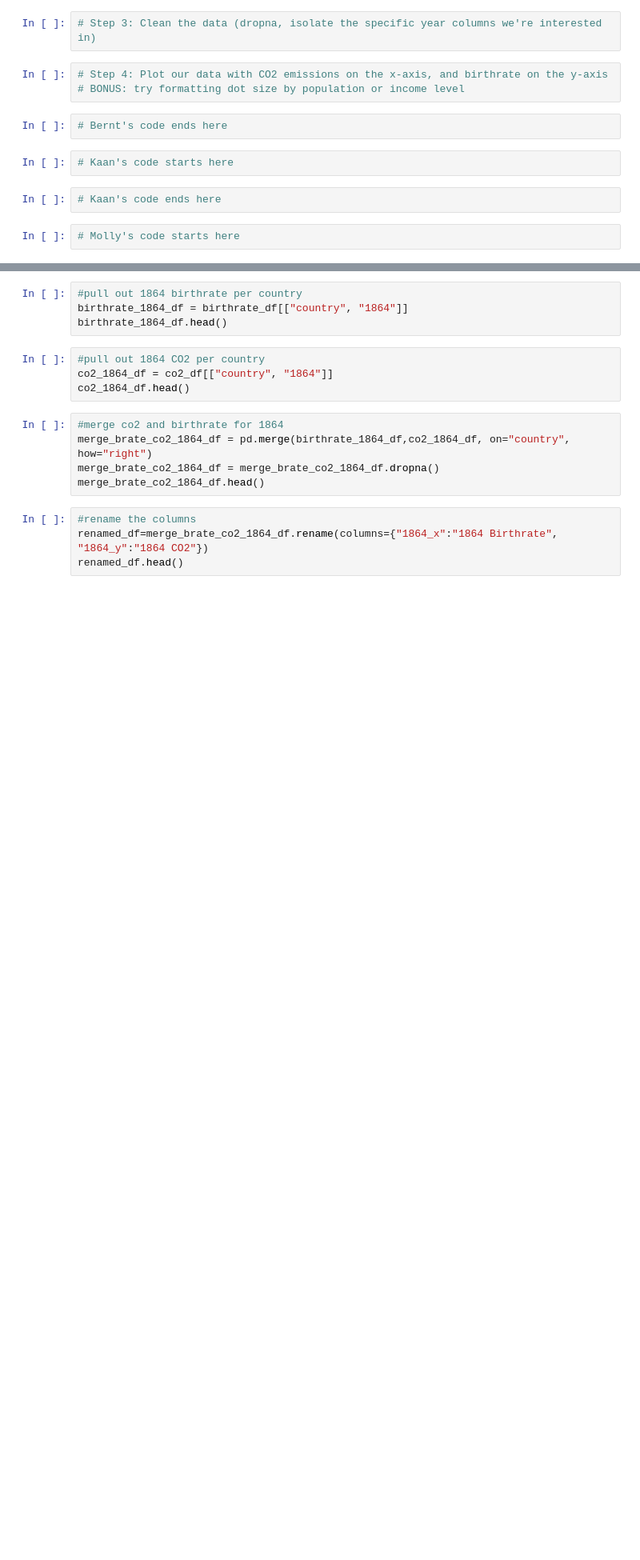
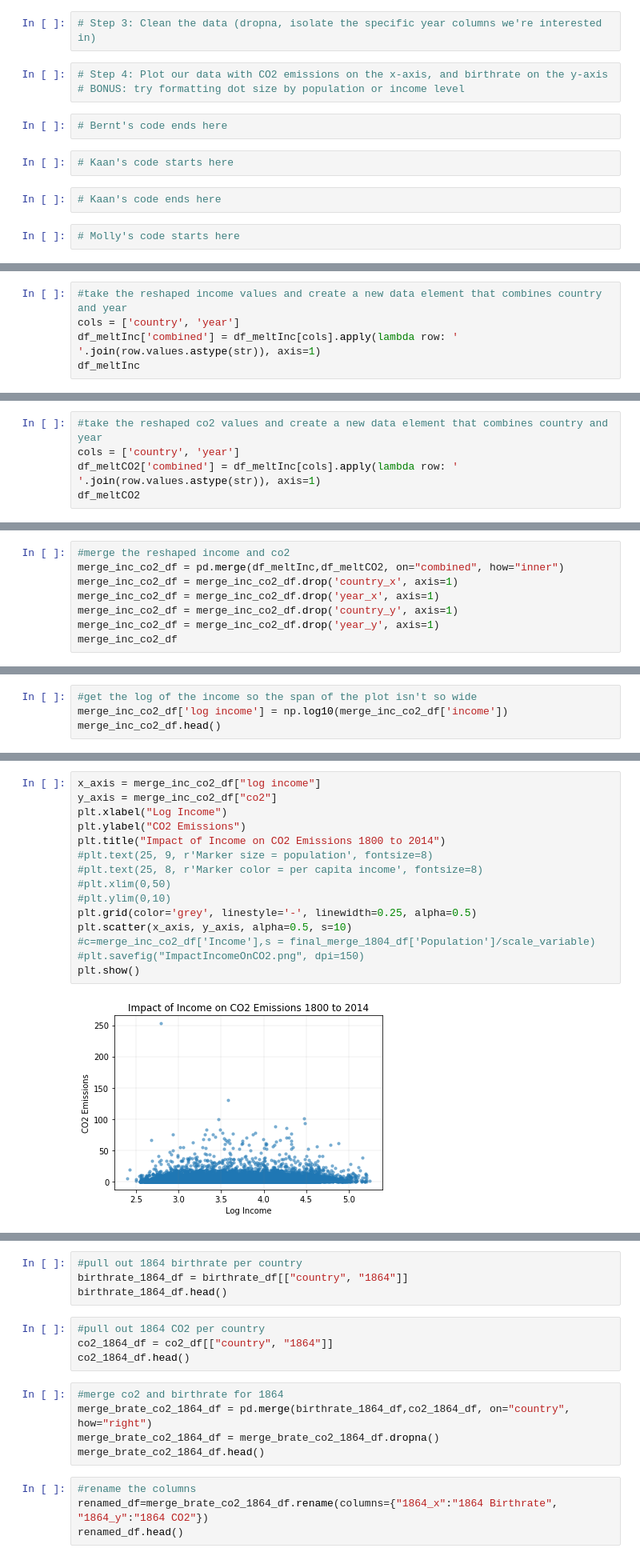
Before and after one commit to VallieTracy/project-one, a Jupyter notebook: Team_Awesome_Project_1.ipynb, the cells around one changed output, grey strips where cells are left out. Shown at 80% size. Drawn from its saved outputs; the diff is of its cells as text; blank space fills up the shorter version.

```diff
--- a/Team_Awesome_Project_1.ipynb
+++ b/Team_Awesome_Project_1.ipynb
@@ -84,0 +107,5 @@ population_df.head()
+# %%
+#take the reshaped income values and create a new data element that combines country and year
+cols = ['country', 'year']
+df_meltInc['combined'] = df_meltInc[cols].apply(lambda row: ' '.join(row.values.astype(str)), axis=1)
+df_meltInc
@@ -84,0 +126,5 @@ population_df.head()
+# %%
+#take the reshaped co2 values and create a new data element that combines country and year
+cols = ['country', 'year']
+df_meltCO2['combined'] = df_meltInc[cols].apply(lambda row: ' '.join(row.values.astype(str)), axis=1)
+df_meltCO2
@@ -84,0 +145,8 @@ population_df.head()
+# %%
+#merge the reshaped income and co2
+merge_inc_co2_df = pd.merge(df_meltInc,df_meltCO2, on="combined", how="inner")
+merge_inc_co2_df = merge_inc_co2_df.drop('country_x', axis=1)
+merge_inc_co2_df = merge_inc_co2_df.drop('year_x', axis=1)
+merge_inc_co2_df = merge_inc_co2_df.drop('country_y', axis=1)
+merge_inc_co2_df = merge_inc_co2_df.drop('year_y', axis=1)
+merge_inc_co2_df
@@ -84,0 +167,4 @@ population_df.head()
+# %%
+#get the log of the income so the span of the plot isn't so wide
+merge_inc_co2_df['log income'] = np.log10(merge_inc_co2_df['income'])
+merge_inc_co2_df.head()
@@ -84,0 +178,17 @@ population_df.head()
+# %%
+x_axis = merge_inc_co2_df["log income"]
+y_axis = merge_inc_co2_df["co2"]
+plt.xlabel("Log Income")
+plt.ylabel("CO2 Emissions")
+plt.title("Impact of Income on CO2 Emissions 1800 to 2014")
+#plt.text(25, 9, r'Marker size = population', fontsize=8)
+#plt.text(25, 8, r'Marker color = per capita income', fontsize=8)
+#plt.xlim(0,50)
+#plt.ylim(0,10)
+plt.grid(color='grey', linestyle='-', linewidth=0.25, alpha=0.5)
+plt.scatter(x_axis, y_axis, alpha=0.5, s=10)
+#c=merge_inc_co2_df['Income'],s = final_merge_1804_df['Population']/scale_variable)
+#plt.savefig("ImpactIncomeOnCO2.png", dpi=150)
+plt.show()
+# %% [output]
+[figure, added]
```
Also changed, not shown: parts of 44 cells of this notebook.
